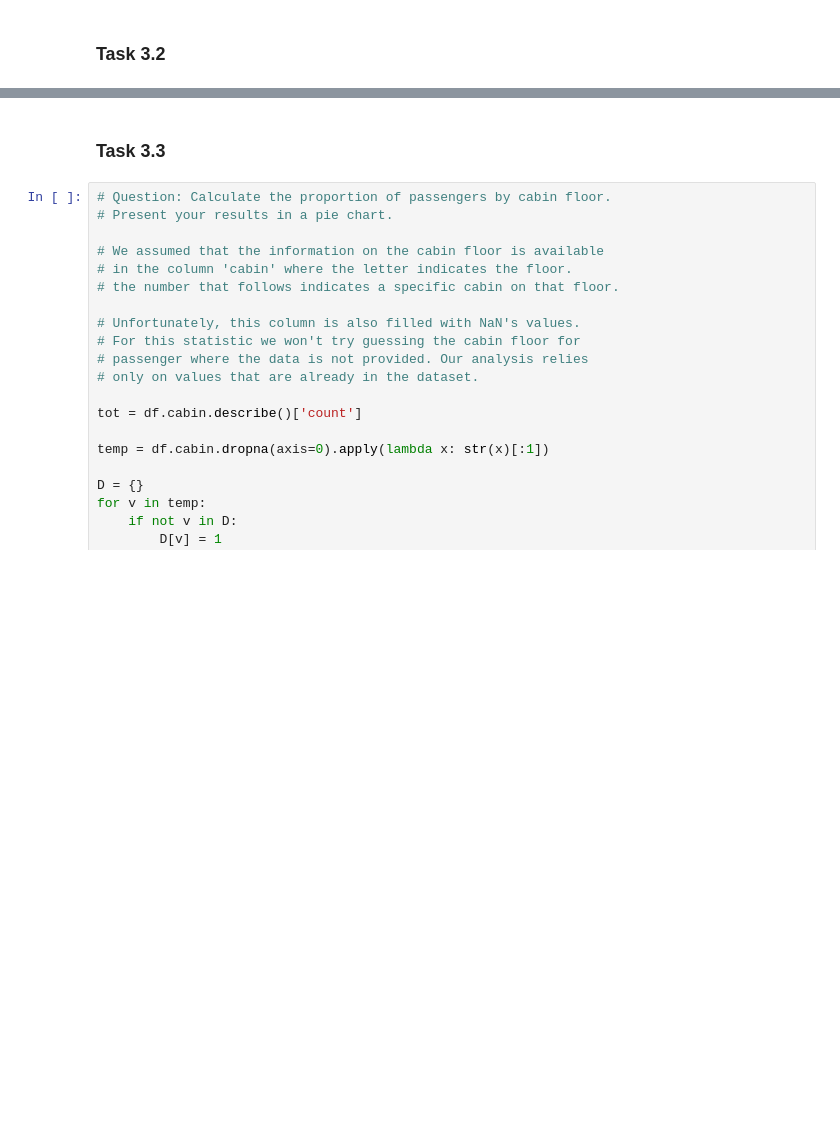
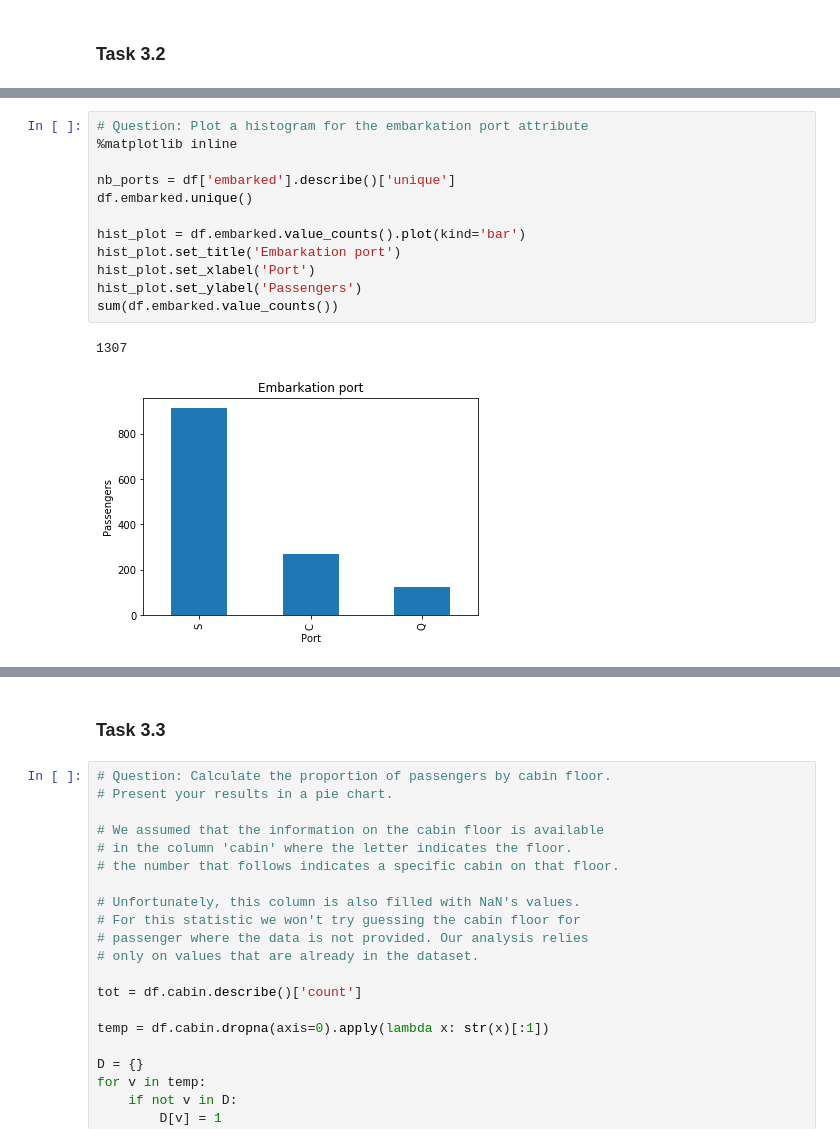
Before and after one commit to denhardt/ADA2017_GroupWork, a Jupyter notebook: 01 - Pandas and Data Wrangling/Homework 1.ipynb, the cells around one changed output, grey strips where cells are left out. Drawn from its saved outputs; the diff is of its cells as text; blank space fills up the shorter version.

```diff
--- a/01 - Pandas and Data Wrangling/Homework 1.ipynb
+++ b/01 - Pandas and Data Wrangling/Homework 1.ipynb
@@ -137,0 +151,15 @@ Int64Index([1, 2, 3], dtype='int64')
+# %%
+# Question: Plot a histogram for the embarkation port attribute
+%matplotlib inline
+
+nb_ports = df['embarked'].describe()['unique']
+df.embarked.unique()
+
+hist_plot = df.embarked.value_counts().plot(kind='bar')
+hist_plot.set_title('Embarkation port')
+hist_plot.set_xlabel('Port')
+hist_plot.set_ylabel('Passengers')
+sum(df.embarked.value_counts())
+# %% [output]
+1307
+[figure, added]
```
Also changed, not shown: parts of 11 cells of this notebook.
